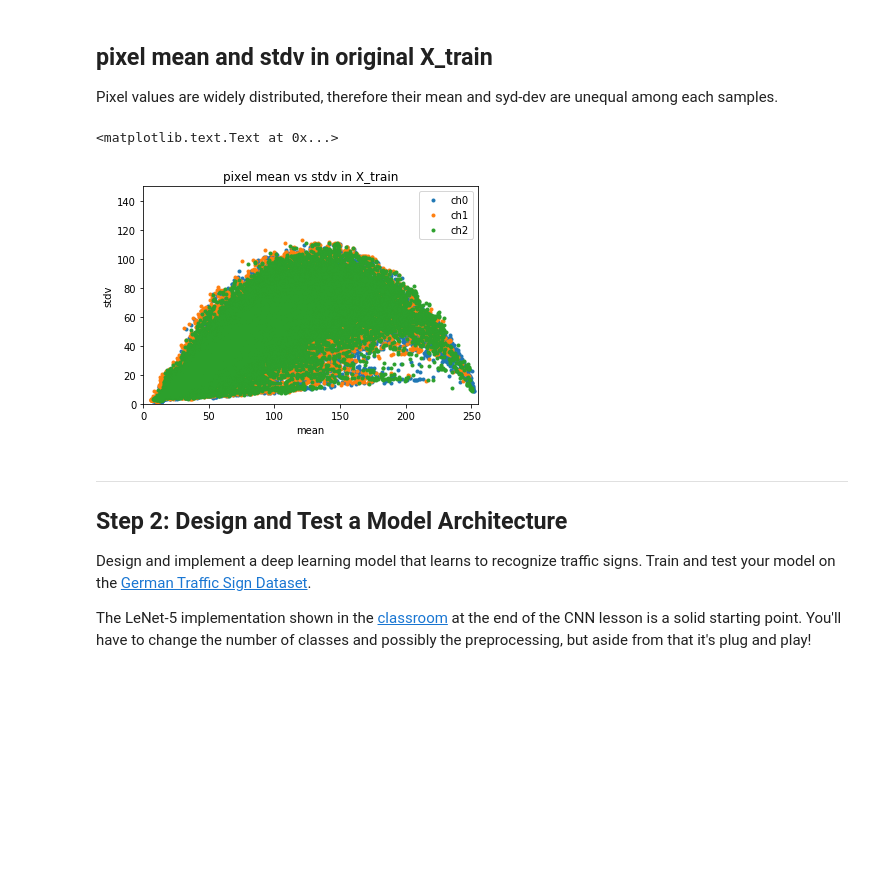
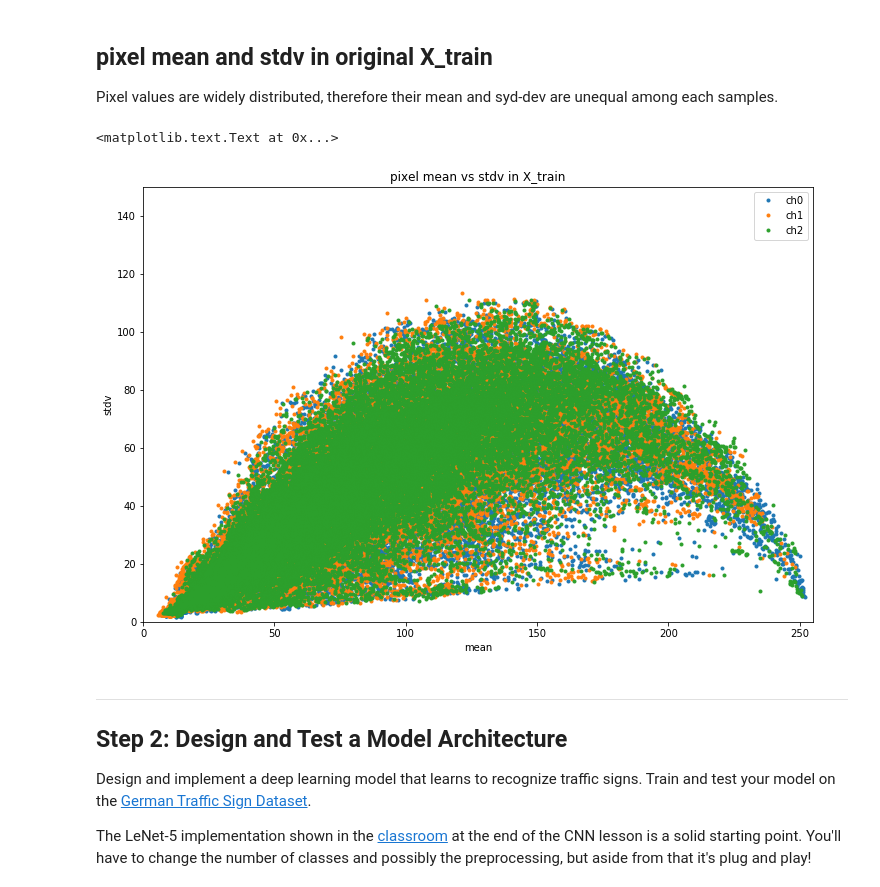
Before and after one commit to somof/CarND-Traffic-Sign-Classifier-Project-work, a Jupyter notebook: Traffic_Sign_Classifier.ipynb, the cells around one changed output. Drawn from its saved outputs; the diff is of its cells as text; code cells hidden in the pictures; blank space fills up the shorter version.

```diff
--- a/Traffic_Sign_Classifier.ipynb
+++ b/Traffic_Sign_Classifier.ipynb
@@ -118,29 +128,29 @@ Pixel values are widely distributed, therefore their mean and syd-dev are unequa
 # %%
 import numpy as np
 import matplotlib.pyplot as plt
 
 mean = np.zeros((len(X_train), 3)).astype(np.float)
 stdv = np.zeros((len(X_train), 3)).astype(np.float)
 
 X_train = X_train.astype(np.float)
 
 for i in range(len(X_train)):
     for c in range(3):
         mean[i, c] = np.mean(X_train[i, :, :, c])
         stdv[i, c] = np.std(X_train[i, :, :, c])
 
-fig = plt.figure()
+fig = plt.figure(figsize=(12,8))
 ax = fig.add_subplot(111)
 gr = plt.plot(mean, stdv, '.')
 plt.legend(['ch0', 'ch1', 'ch2'])
 plt.title('pixel mean vs stdv in X_train')
 plt.xlim(0, 255)
 plt.ylim(0, 150)
 ax.set_xlabel("mean")
 ax.set_ylabel("stdv")
 # %% [output]
 <matplotlib.text.Text at 0x...>
-[figure, old version]
+[figure, new version]
 # %% [markdown]
 ----
 
```
Also changed, not shown: parts of 6 cells of this notebook.
